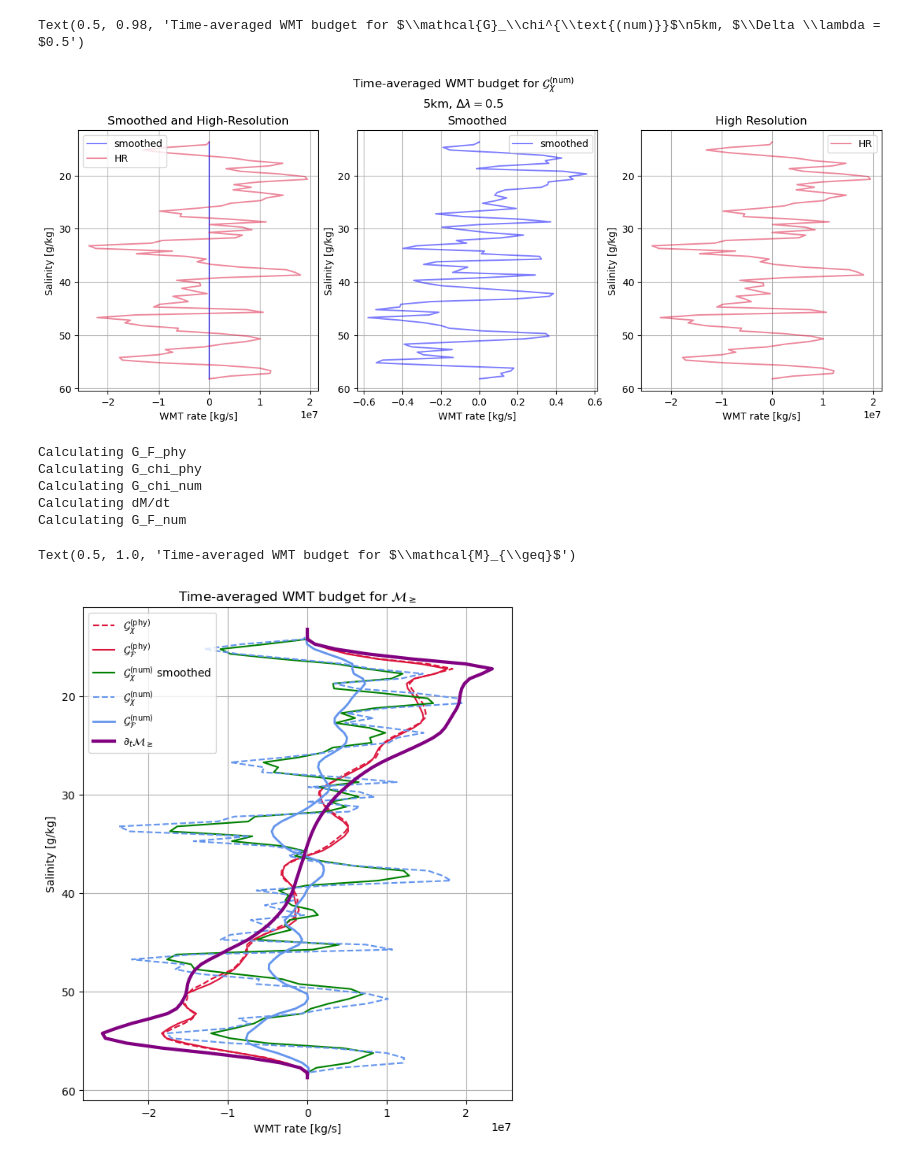
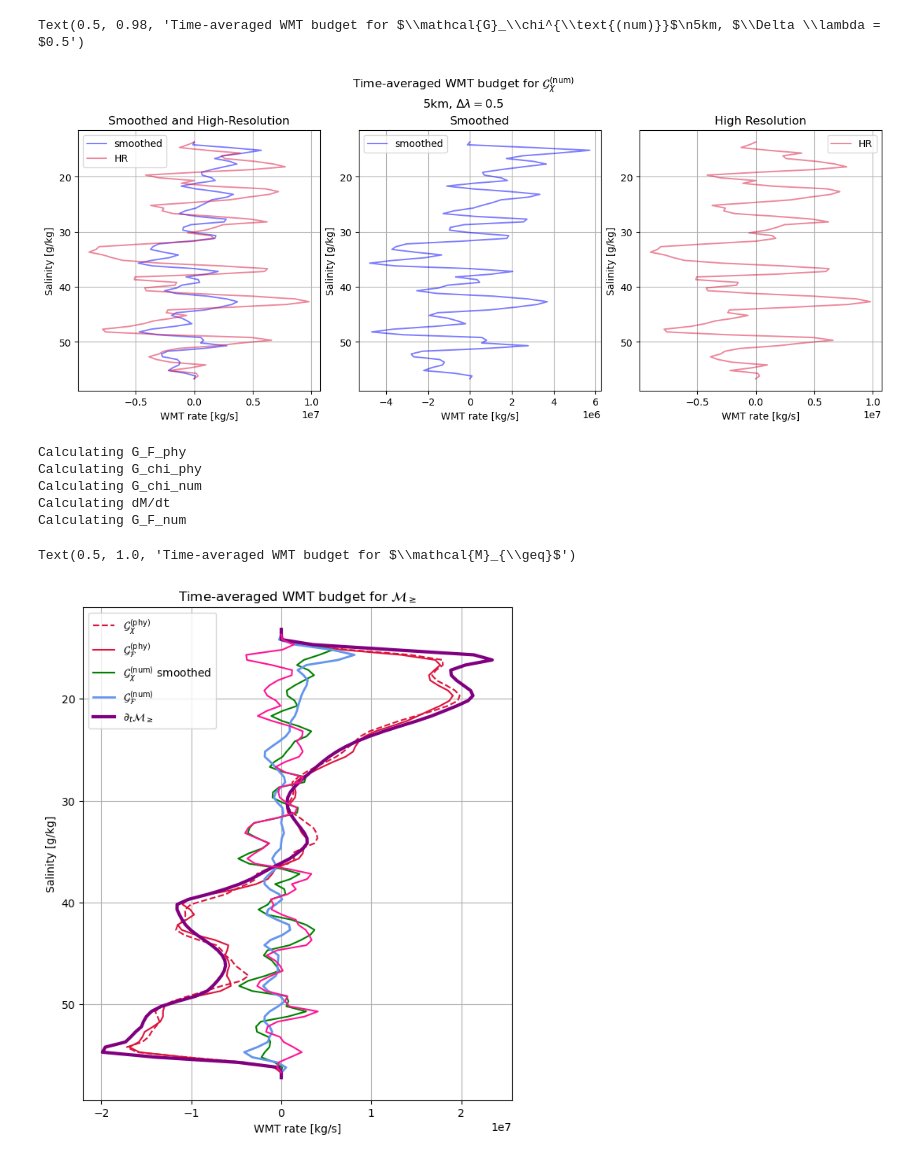
Before and after one commit to kailauyeda/WMT_DVD, a Jupyter notebook: bichan/analysis/spatial_smoothing.ipynb, the cells around one changed output. Saved outputs shown, nothing was run; the diff lists cells and outputs as text; code cells hidden in the pictures.

```diff
--- a/bichan/analysis/spatial_smoothing.ipynb
+++ b/bichan/analysis/spatial_smoothing.ipynb
@@ -142,11 +142,11 @@ def calculate_G_chi_mix(chi_variable, rho_0, mesh, ds_output, target_coord_spaci
 
     return G_chi_mix_ds
 # %%
-sim_res = '5km'
+sim_res = '1km'
 filepath = f'/pscratch/sd/k/kuyeda/WMT_DVD/bichan/{sim_res}/'
 # filepath = f'/pub/kailau/WMT_DVD/bichan/{sim_res}/'
 
-suffix = '_30days' # '_with_vertAdv' # '_12day_HF_no_adv_no_ALE_no_diff' # '_with_vertAdv' #'_12day_HF_no_adv_no_ALE' #_12day_HF_no_adv_no_ALE_no_diff' # '_with_vertAdv' # '_12day_HF_no_adv' # '_12day_HF' '_with_vertAdv '_no_adv'
+suffix = '_20days' # '_with_vertAdv' # '_12day_HF_no_adv_no_ALE_no_diff' # '_with_vertAdv' #'_12day_HF_no_adv_no_ALE' #_12day_HF_no_adv_no_ALE_no_diff' # '_with_vertAdv' # '_12day_HF_no_adv' # '_12day_HF' '_with_vertAdv '_no_adv'
 # averaged values (time = 10*n + 5)
 avg_ds_output = xr.open_dataset(filepath + f'/analysis_members/mpaso.hist.am.timeSeriesStatsCustomAvg_{sim_res}_channel.0001-01-01.nc' + suffix,decode_times=False)
 
@@ -432,11 +423,8 @@ n_groups = xr.concat([mesh.cellsOnCell , xr_to_n_idx(mesh.nCells)], dim = 'maxEd
 n_groups = n_groups.rename({'maxEdges' : 'xr_cellsInGroup'})
 xr_groups_raw = n_to_xr_idx(n_groups)
 
-
-
 # select the groups
-# weight numerical mixing by dA
-grouped_chi_num_dA_raw = avg_ds_output.chiSpurSaltBR08.isel(nCells=xr_groups_raw) * mesh.areaCell * avg_ds_output.layerThickness
+grouped_chi_num_dA_raw = avg_ds_output.chiSpurSaltBR08_dA.isel(nCells=xr_groups_raw)
 
 # format the groups to remove values that should be NaNs
 # (in _raw, these values are -1, which would adds the last nCell index to the group instead of being blank)
@@ -534,7 +522,7 @@ ax[2].set_title('High Resolution')
 fig.suptitle(r'Time-averaged WMT budget for $\mathcal{G}_\chi^{\text{(num)}}$' + '\n' + r'5km, $\Delta \lambda = $' + f'{target_coord_spacing}')
 # %% [output]
 Text(0.5, 0.98, 'Time-averaged WMT budget for $\\mathcal{G}_\\chi^{\\text{(num)}}$\n5km, $\\Delta \\lambda = $0.5')
-[figure, old version]
+[figure, new version]
 # %%
 # write function to calculate G_F_phy
 def calculate_G_F_phy(F_variable, rho_0, mesh, ds_output, target_coord_spacing = 1):
@@ -850,34 +844,37 @@ Calculating G_F_num
 # %%
 fig,ax = plt.subplots(nrows=1,ncols=1,constrained_layout=True, figsize =(6,7))
 
 # G_phy
 budget_ds.G_chi_phy.sum('nCells').mean(dim='Time').plot(y='salinity',label = r'$\mathcal{G}_\chi^{\text{(phy)}}$',
                                                             linestyle='dashed', color='crimson')
 budget_ds.G_F_phy_center.sum('nCells').mean(dim='Time').plot(y='salinity', label = r'$\mathcal{G}_\mathcal{F}^{\text{(phy)}}$', color = 'crimson')
 
 # G_num
-G_chi_mix_ds_coarsened.G_chi_num.sum('nCells').mean(dim='Time').plot(y='salinity', color='green',
+G_smoothed_chi_num.G_chi_num.sum('nCells').mean(dim='Time').plot(y='salinity', color='green',
                                                                      label = r'$\mathcal{G}_\chi^{\text{(num)}}$ smoothed')
 
-budget_ds.G_chi_num.sum('nCells').mean(dim='Time').plot(y='salinity', label = r'$\mathcal{G}_\chi^{\text{(num)}}$',
-                                                            linestyle='dashed',color='cornflowerblue')
+# budget_ds.G_chi_num.sum('nCells').mean(dim='Time').plot(y='salinity', label = r'$\mathcal{G}_\chi^{\text{(num)}}$',
+#                                                             linestyle='dashed',color='cornflowerblue')
 budget_ds.G_F_num.sum('nCells').mean(dim='Time').plot(y='salinity', label = r'$\mathcal{G}_\mathcal{F}^{\text{(num)}}$',
                                                       linewidth = 2, color='cornflowerblue')
 # ds_dt.mean(dim='Time').sum('nCells').salinityTend.plot(y='salinity', label = r'$\partial_t \lambda$')
 
 # dM/dt
 budget_ds.dM_dt.sum('nCells').mean(dim='Time').plot(y='salinity',label = r'$\partial_t \mathcal{M}_{\geq}$', color='purple',linewidth = 3)
+
+# diff btwn G_smoothed_chi_num and G_F_num
+(G_smoothed_chi_num.G_chi_num.sum('nCells').mean(dim='Time') - budget_ds.G_F_num.sum('nCells').mean(dim='Time')).plot(y='salinity',color='deeppink')
 
 ax.grid()
 # ax.set_ylim(10,60)
 # ax.set_xlim(-7e7, 7e7)
 ax.legend()
 ax.invert_yaxis()
 ax.set_xlabel('WMT rate [kg/s]')
 ax.set_ylabel('Salinity [g/kg]')
 ax.set_title(r'Time-averaged WMT budget for $\mathcal{M}_{\geq}$')
 
 # dM/dt does not go to 0 at salinity = minimum. please just be numerical floating point error or something...
 # %% [output]
 Text(0.5, 1.0, 'Time-averaged WMT budget for $\\mathcal{M}_{\\geq}$')
-[figure, old version]
+[figure, new version]
```
Also changed, not shown: parts of 14 cells of this notebook.
